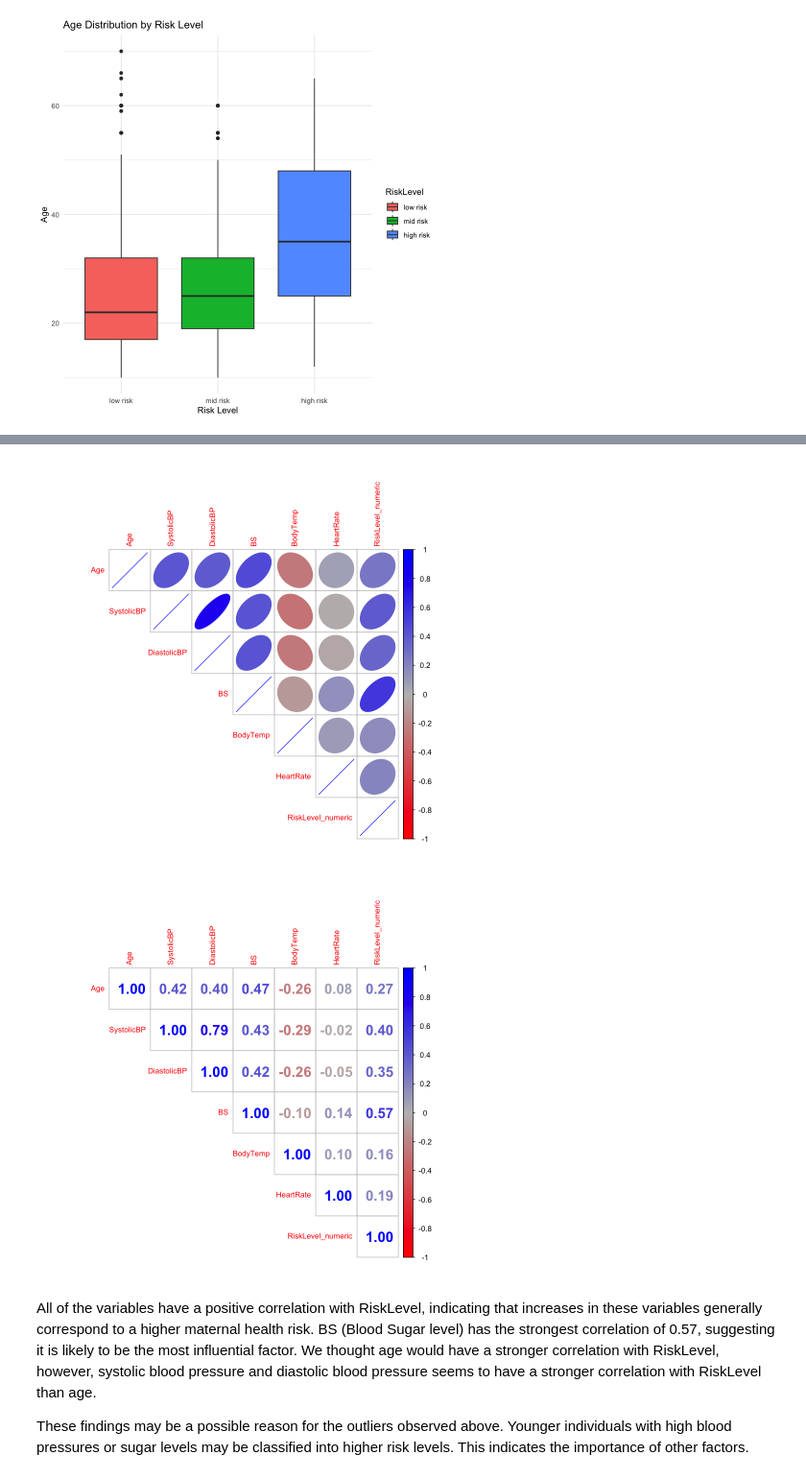
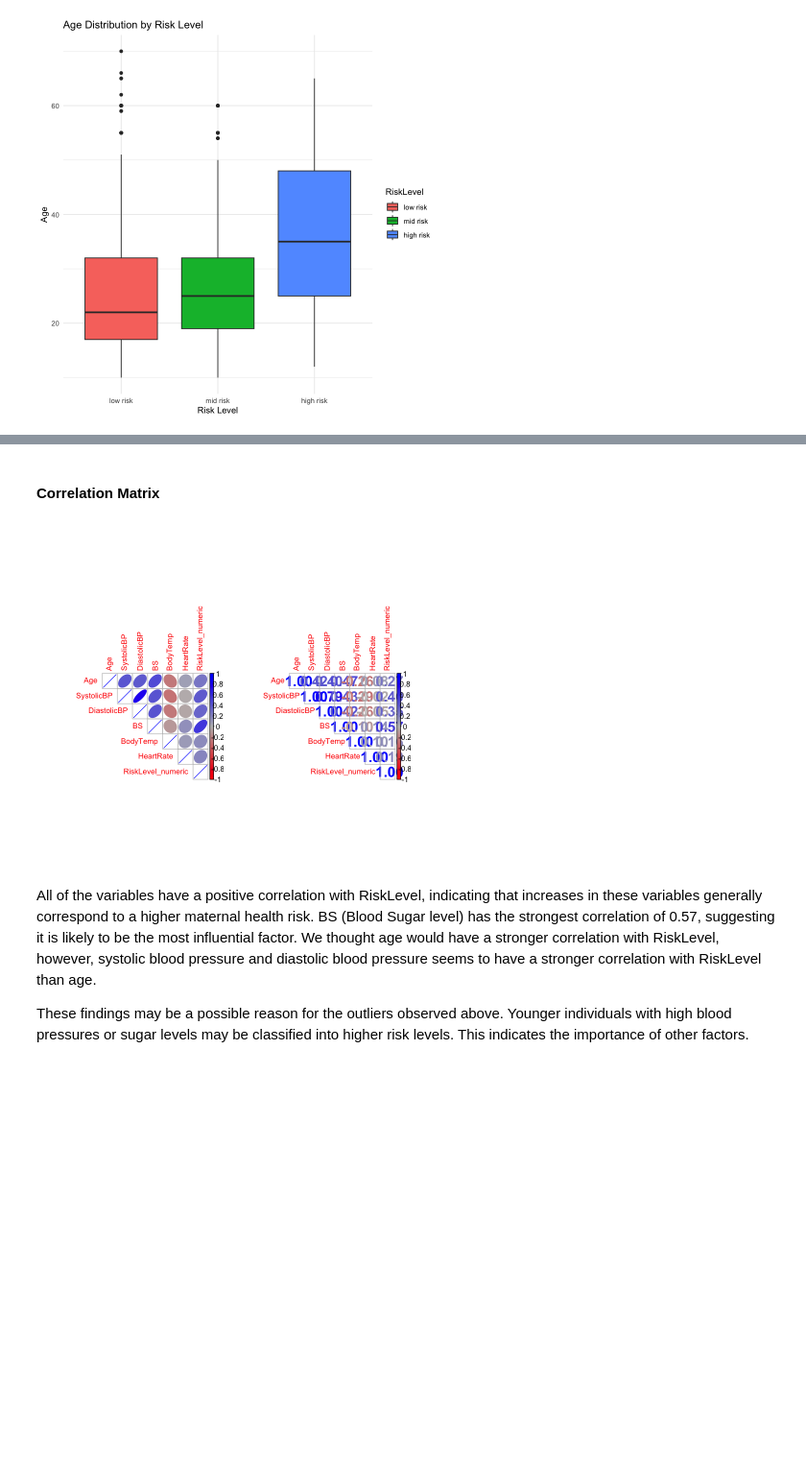
Before and after one commit to DSCI-310-2025/dsci-310-group-03, a Jupyter notebook: data_analysis.ipynb, the cells around one changed output, grey strips where cells are left out. Shown at 96% size. Cells and saved outputs as stored; diff of their text form; code cells hidden in the pictures; blank space fills up the shorter version.

```diff
--- a/data_analysis.ipynb
+++ b/data_analysis.ipynb
@@ -153,18 +200,22 @@ For further exploration, we plot plot for each variable.
+# %% [markdown]
+#### Correlation Matrix
 # %%
-# Temporarily change RiskLevel to numerical values
+# Temporarily change RiskLevel to numerical values (3 = high risk, 2 = mid risk, 1 = low risk)
 data_numeric <- data_clean %>%
   mutate(RiskLevel_numeric = as.numeric(RiskLevel)) %>%
   select(-RiskLevel) # remove the original factor variable
 
 cor_matrix <- cor(data_numeric)
 
+options(repr.plot.width=6.5, repr.plot.height=6)
+layout(matrix(1:2, 1, 2))
+
 corrplot(cor_matrix, method = "ellipse", type = "upper", tl.cex = 0.8,
     col = colorRampPalette(c("red", "grey", "blue"))(200))
 corrplot(cor_matrix, method = "number", type = "upper", number.cex = 1.5, tl.cex = 0.8,
     col = colorRampPalette(c("red", "grey", "blue"))(200))
 # %% [output]
-[figure, old version]
+[figure, new version]
-[figure, removed]
 # %% [markdown]
 All of the variables have a positive correlation with RiskLevel, indicating that increases in these variables generally correspond to a higher maternal health risk. BS (Blood Sugar level) has the strongest correlation of 0.57, suggesting it is likely to be the most influential factor. We thought age would have a stronger correlation with RiskLevel, however, systolic blood pressure and diastolic blood pressure seems to have a stronger correlation with RiskLevel than age.
 
```
Also changed, not shown: parts of 20 cells of this notebook, 4 other files.
